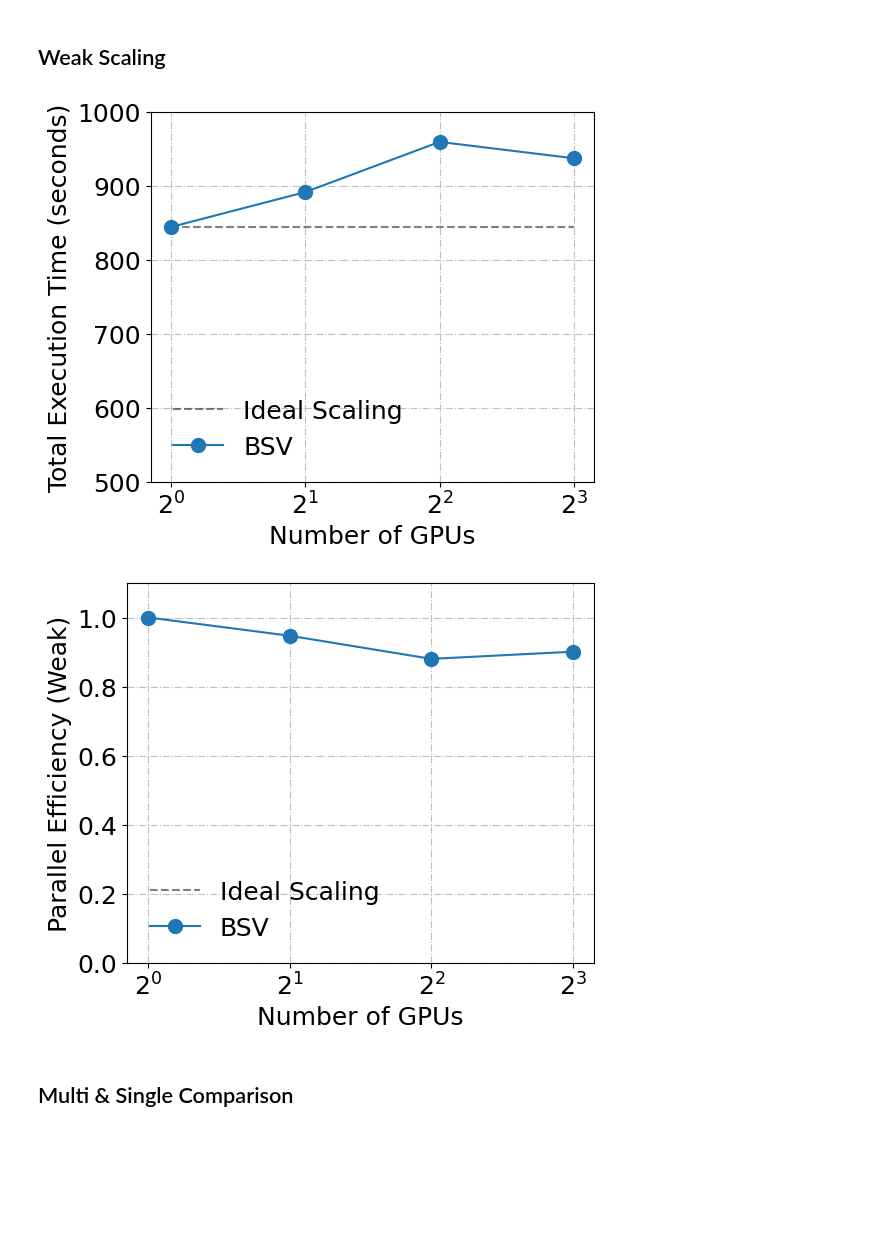
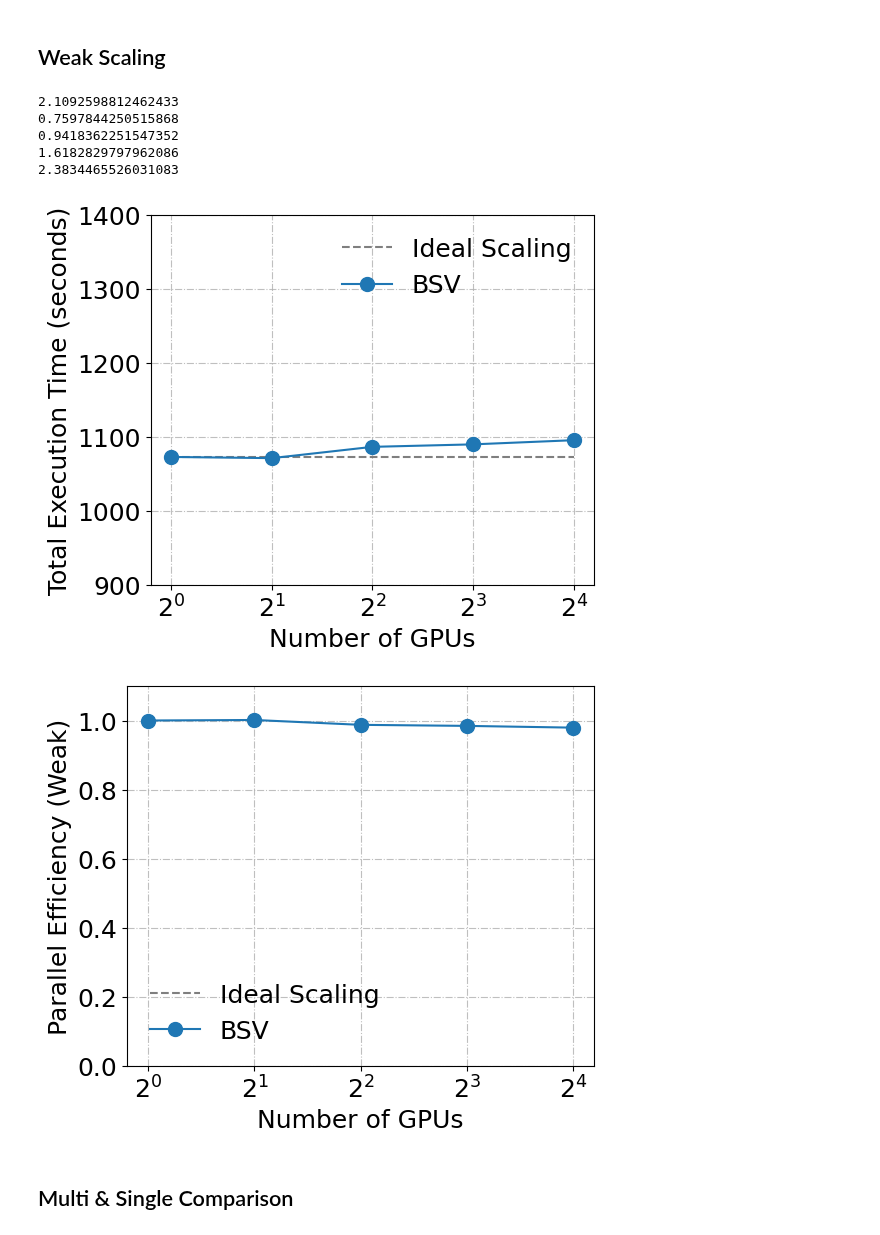
Before and after one commit to paper-code1/VecchiaConditionalExtremes, a Jupyter notebook: experiments/PerformacneTestGPU_GH200.ipynb, the cells around one changed output. Drawn from its saved outputs; the diff is of its cells as text; code cells hidden in the pictures; blank space fills up the shorter version.

```diff
--- a/experiments/PerformacneTestGPU_GH200.ipynb
+++ b/experiments/PerformacneTestGPU_GH200.ipynb
@@ -5,7 +5,7 @@ import numpy as np
 import matplotlib.pyplot as plt
 import pandas as pd
 
-N_bsv = [10000, 30000, 70000, 100000, 300000, 500000, 700000, 800000, 1000000, 2000000, 3000000, 4000000, 5000000, 6000000, 7000000, 8000000, 9000000, 10000000, 12000000, 16000000]
+N_bsv = [10000, 30000, 70000, 100000, 300000, 500000, 700000, 800000, 1000000, 2000000, 3000000, 4000000, 5000000, 6000000, 7000000, 8000000, 9000000, 10000000, 12000000, 16000000, 18000000, 20000000, 22000000]
 N_sc = [10000, 30000, 70000, 100000, 300000, 500000] #, 700000, 800000
 
 N_bs=[100]
@@ -178,12 +178,12 @@ import numpy as np
 import matplotlib.pyplot as plt
 import pandas as pd
 
-N_bsv = int(2 * 1e6) # single GPU max for BV 100/400
+N_bsv = int(5 * 1e6) # single GPU max for BV 100/400
 
 N_b=(100)
 M_est=(400)
 
-tag = ['base', '2', '4', '8']
+tag = ['base', '2', '4', '8', '16']
 
 seeds = [1, 2, 3]
 
@@ -197,4 +197,5 @@ for i in range(len(tag)):
         _total_time_bsv_seed.append(df['total'].iloc[0])
         # except FileNotFoundError:
         #     continue
+    print(np.std(_total_time_bsv_seed))
     total_time_bsv.append(np.mean(_total_time_bsv_seed))
@@ -287,13 +294,13 @@ import numpy as np
 import matplotlib.pyplot as plt
 import pandas as pd
 
-N_bsv_base = int(2 * 1e6) # single GPU max for BV 100/400
+N_bsv_base = int(5 * 1e6) # single GPU max for BV 100/400
 
 N_b_base=(100)
 M_est_base=(400)
 
-tag = ['base', '2', '4', '8']
-tag_num = [1, 2, 4, 8]
+tag = ['base', '2', '4', '8', '16']
+tag_num = [1, 2, 4, 8, 16]
 
 N_bsv = [int(N_bsv_base * num_process) for num_process in tag_num]
 N_b = [int(N_b_base) for num_process in tag_num]
@@ -311,8 +318,14 @@ for i in range(len(tag)):
         _total_time_bsv_seed.append(df['total'].iloc[0])
         # except FileNotFoundError:
         #     continue
-    # print(_total_time_bsv_seed)
+    print(np.std(_total_time_bsv_seed))
     total_time_bsv.append(np.mean(_total_time_bsv_seed))
+# %% [output]
+2.1092598812462433
+0.7597844250515868
+0.9418362251547352
+1.6182829797962086
+2.3834465526031083
 # %%
 import matplotlib.pyplot as plt
 import numpy as np
@@ -323,37 +336,37 @@ plt.rcParams.update({'font.size': 18})
 plt.figure(figsize=(6, 5))
 
 # Find the largest N that single GPU completed
 N = N_bsv
 
 # Create ideal scaling line
 base_time = total_time_bsv[0]  # time for 1 GPU
-x_ideal = [1, 2, 3, 4]  # Using list instead of np.array for equal spacing
+x_ideal = [1, 2, 3, 4, 5]  # Using list instead of np.array for equal spacing
 y_ideal = [base_time for _, _ in enumerate(x_ideal)]
 
 # Plot
 plt.plot(x_ideal, y_ideal, 'k--', label='Ideal Scaling', alpha=0.5)
 plt.plot(x_ideal, total_time_bsv, 'o-',
          label='BSV', markersize=10)
 
 plt.xlabel('Number of GPUs')
 plt.ylabel('Total Execution Time (seconds)')
 # plt.title(f'Strong Scaling: BSV (N={N/1000000:.2f}M, ABS=100, m=400)')
 plt.grid(True, ls="-.", alpha=0.8)
 plt.legend(framealpha=0.0)
 
 # Set x-axis ticks with equal spacing
-plt.xticks(x_ideal, ['$2^0$', '$2^1$', '$2^2$', '$2^3$'])
+plt.xticks(x_ideal, ['$2^0$', '$2^1$', '$2^2$', '$2^3$', '$2^4$'])
 
 # Set y-axis to log scale with detailed values
 # plt.yscale('log', base=2)
-plt.ylim(500, 1000)
+plt.ylim(900, 1400)
 # plt.ylim(min(min(times), min(y_ideal))*0.8, max(max(times), max(y_ideal))*1.2)
 
 plt.tight_layout()
 plt.savefig('./fig/perf_GPU_weak_scaling_GH200.pdf')
 plt.show()
 # %% [output]
-[figure, old version]
+[figure, new version]
 # %%
 import matplotlib.pyplot as plt
 import numpy as np
@@ -368,7 +381,7 @@ N = N_bsv
 
 # Create ideal scaling line
 base_time = total_time_bsv[0]  # time for 1 GPU
-x_ideal = [1, 2, 3, 4]  # Using list instead of np.array for equal spacing
+x_ideal = [1, 2, 3, 4, 5]  # Using list instead of np.array for equal spacing
 y_ideal = [base_time for _, _ in enumerate(x_ideal)]
 
 # Plot
@@ -383,7 +396,7 @@ plt.grid(True, ls="-.", alpha=0.8)
 plt.legend(framealpha=0.0)
 
 # Set x-axis ticks with equal spacing
-plt.xticks(x_ideal, ['$2^0$', '$2^1$', '$2^2$', '$2^3$'])
+plt.xticks(x_ideal, ['$2^0$', '$2^1$', '$2^2$', '$2^3$', '$2^4$'])
 
 # Set y-axis to log scale with detailed values
 # plt.yscale('log', base=2)
@@ -393,7 +406,7 @@ plt.tight_layout()
 plt.savefig('./fig/perf_GPU_weak_scaling_parallel_efficiency_GH200.pdf')
 plt.show()
 # %% [output]
-[figure, old version]
+[figure, new version]
 # %% [markdown]
 ## Multi & Single Comparison
 # %%
```
Also changed, not shown: parts of 3 cells of this notebook, 15 other files.
